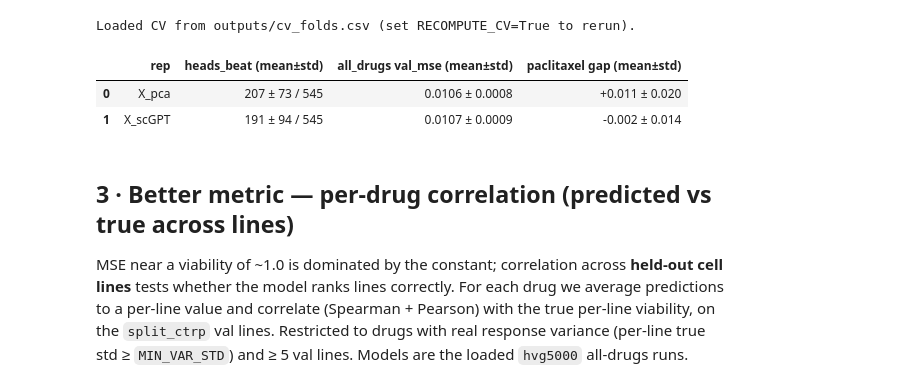
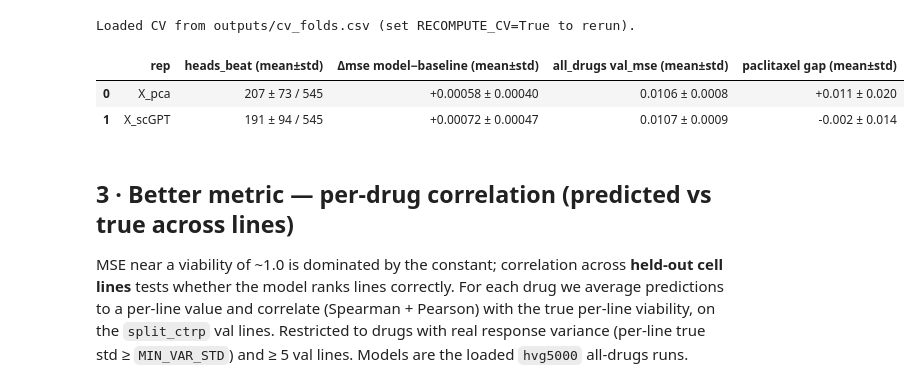
Before and after one commit to Sisistern123/OncoTox, a Jupyter notebook: notebooks/07_training.ipynb, the cells around one changed output. Saved outputs shown, nothing was run; the diff lists cells and outputs as text; code cells hidden in the pictures.

```diff
--- a/notebooks/07_training.ipynb
+++ b/notebooks/07_training.ipynb
@@ -214,28 +221,32 @@ Loaded CV from outputs/cv_folds.csv (set RECOMPUTE_CV=True to rerun).
 # %%
 def ms(vals):
     a = np.asarray(vals, float); return a.mean(), a.std()
 
 rows = []
 for rep in REPS:
-    hb = [f['n_beats'] for f in cv[(rep, 'all_drugs')]]
-    vm = [f['best_val_mse'] for f in cv[(rep, 'all_drugs')]]
+    ad_folds = cv[(rep, 'all_drugs')]
+    hb = [f['n_beats'] for f in ad_folds]
+    vm = [f['best_val_mse'] for f in ad_folds]
+    # continuous delta = mean per-drug (model − baseline) MSE; <0 means model beats the constant
+    delta = [f['model_mean_mse'] - f['baseline_mean_mse'] for f in ad_folds]
     gap = [f['gap'] for f in cv[(rep, 'paclitaxel')]]
-    hb_m, hb_s = ms(hb); vm_m, vm_s = ms(vm); g_m, g_s = ms(gap)
-    n_tot = cv[(rep, 'all_drugs')][0]['n_total']
+    hb_m, hb_s = ms(hb); vm_m, vm_s = ms(vm); d_m, d_s = ms(delta); g_m, g_s = ms(gap)
+    n_tot = ad_folds[0]['n_total']
     rows.append({'rep': rep,
                  'heads_beat (mean±std)': f'{hb_m:.0f} ± {hb_s:.0f} / {n_tot}',
+                 'Δmse model−baseline (mean±std)': f'{d_m:+.5f} ± {d_s:.5f}',
                  'all_drugs val_mse (mean±std)': f'{vm_m:.4f} ± {vm_s:.4f}',
                  'paclitaxel gap (mean±std)': f'{g_m:+.3f} ± {g_s:.3f}'})
 cv_summary = pd.DataFrame(rows)
 # tidy per-fold dump too
 cv_long = pd.DataFrame([{**f, 'task': t[1], 'rep': t[0]} for t, fl in cv.items() for f in fl])
 cv_long.to_csv(OUT / 'cv_folds.csv', index=False)
 cv_summary.to_csv(OUT / 'cv_summary.csv', index=False)
 cv_summary
 # %% [output]
-|  | rep | heads_beat (mean±std) | all_drugs val_mse (mean±std) | paclitaxel gap (mean±std) |
-| 0 | X_pca | 207 ± 73 / 545 | 0.0106 ± 0.0008 | +0.011 ± 0.020 |
-| 1 | X_scGPT | 191 ± 94 / 545 | 0.0107 ± 0.0009 | -0.002 ± 0.014 |
+|  | rep | heads_beat (mean±std) | Δmse model−baseline (mean±std) | all_drugs val_mse (mean±std) | paclitaxel gap (mean±std) |
+| 0 | X_pca | 207 ± 73 / 545 | +0.00058 ± 0.00040 | 0.0106 ± 0.0008 | +0.011 ± 0.020 |
+| 1 | X_scGPT | 191 ± 94 / 545 | +0.00072 ± 0.00047 | 0.0107 ± 0.0009 | -0.002 ± 0.014 |
 # %% [markdown]
 ## 3 · Better metric — per-drug correlation (predicted vs true across lines)
 
```
Also changed, not shown: parts of 3 cells of this notebook, 3 other files.
